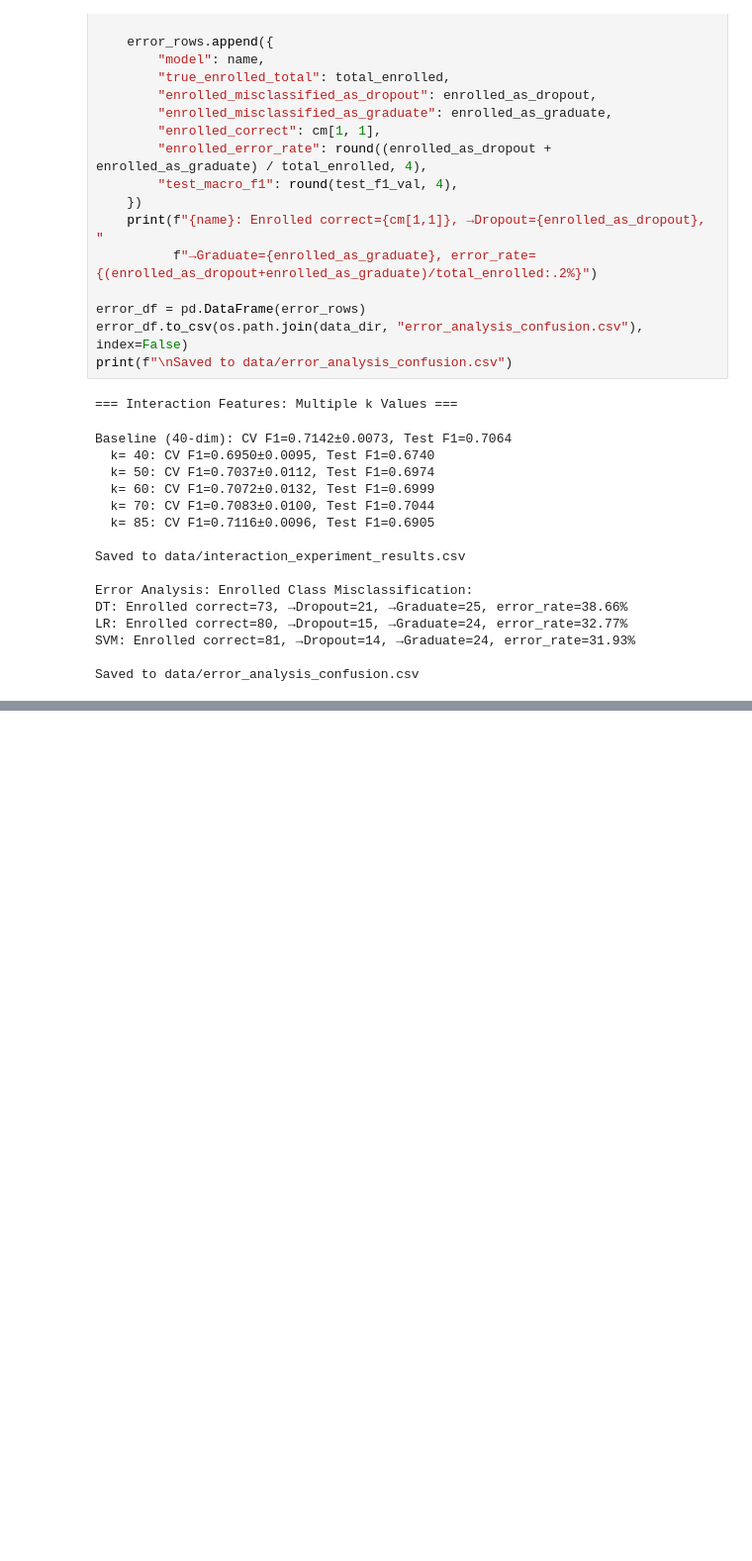
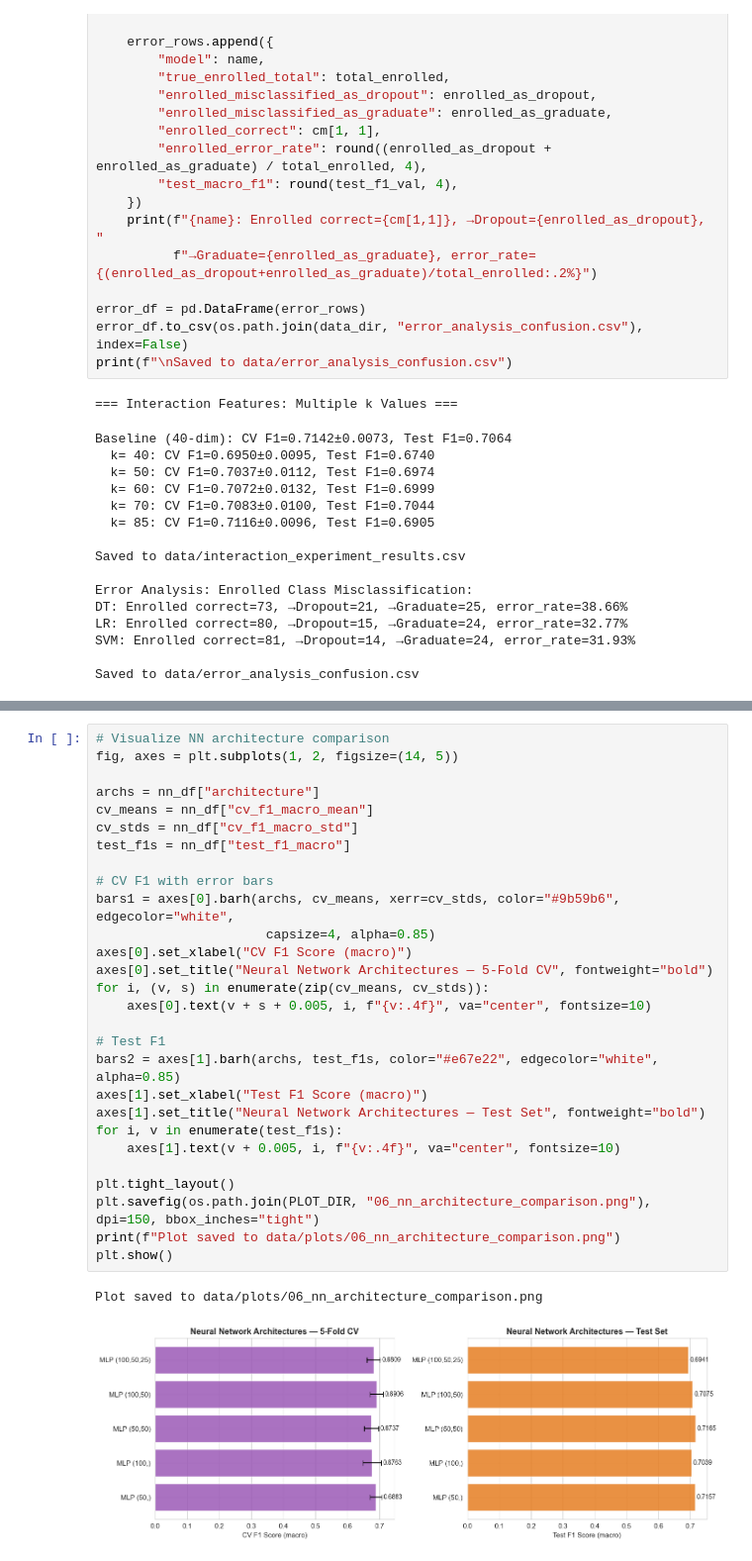
Before and after one commit to pheonix2006/dsaa2011_machine_learning, a Jupyter notebook: notebooks/06_open_ended_exploration.ipynb, the cells around one changed output, grey strips where cells are left out. Shown at 99% size. Saved outputs shown, nothing was run; the diff lists cells and outputs as text; blank space fills up the shorter version.

```diff
--- a/notebooks/06_open_ended_exploration.ipynb
+++ b/notebooks/06_open_ended_exploration.ipynb
@@ -1139,0 +1218,31 @@ Enrolled class remains the most challenging across all models, with error analys
+# %%
+# Visualize NN architecture comparison
+fig, axes = plt.subplots(1, 2, figsize=(14, 5))
+
+archs = nn_df["architecture"]
+cv_means = nn_df["cv_f1_macro_mean"]
+cv_stds = nn_df["cv_f1_macro_std"]
+test_f1s = nn_df["test_f1_macro"]
+
+# CV F1 with error bars
+bars1 = axes[0].barh(archs, cv_means, xerr=cv_stds, color="#9b59b6", edgecolor="white",
+                      capsize=4, alpha=0.85)
+axes[0].set_xlabel("CV F1 Score (macro)")
+axes[0].set_title("Neural Network Architectures — 5-Fold CV", fontweight="bold")
+for i, (v, s) in enumerate(zip(cv_means, cv_stds)):
+    axes[0].text(v + s + 0.005, i, f"{v:.4f}", va="center", fontsize=10)
+
+# Test F1
+bars2 = axes[1].barh(archs, test_f1s, color="#e67e22", edgecolor="white", alpha=0.85)
+axes[1].set_xlabel("Test F1 Score (macro)")
+axes[1].set_title("Neural Network Architectures — Test Set", fontweight="bold")
+for i, v in enumerate(test_f1s):
+    axes[1].text(v + 0.005, i, f"{v:.4f}", va="center", fontsize=10)
+
+plt.tight_layout()
+plt.savefig(os.path.join(PLOT_DIR, "06_nn_architecture_comparison.png"), dpi=150, bbox_inches="tight")
+print(f"Plot saved to data/plots/06_nn_architecture_comparison.png")
+plt.show()
+# %% [output]
+Plot saved to data/plots/06_nn_architecture_comparison.png
+[figure, added]
```
Also changed, not shown: parts of 11 cells of this notebook, 55 other files.
